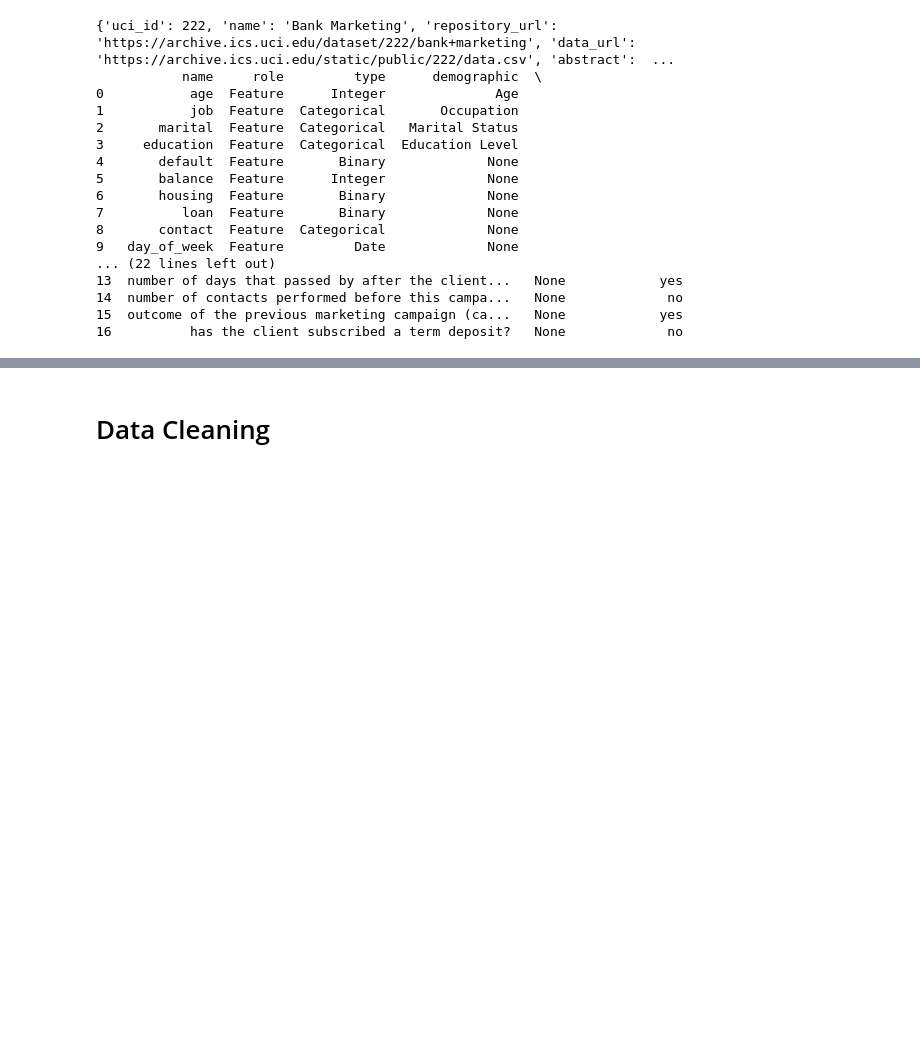
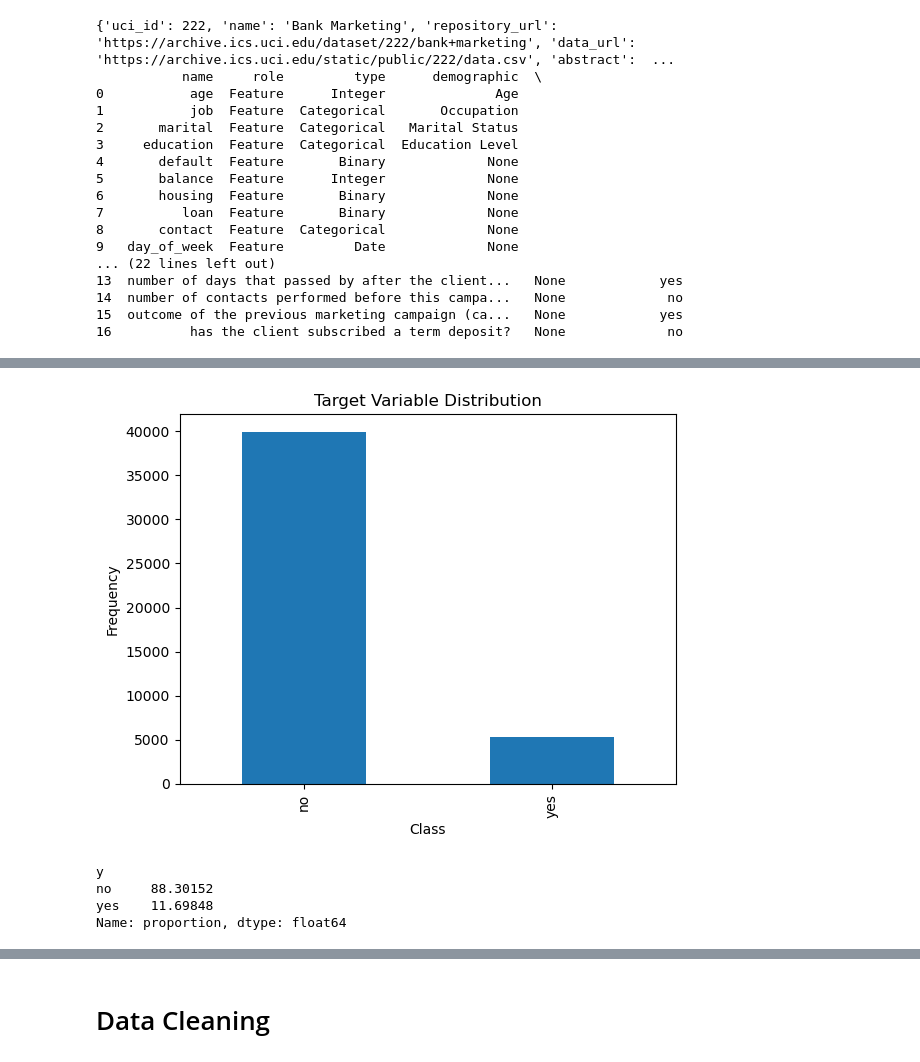
Before and after one commit to Aditya-k-23/Bank-Marketing, a Jupyter notebook: Analysis.ipynb, the cells around one changed output, grey strips where cells are left out. Saved outputs shown, nothing was run; the diff lists cells and outputs as text; code cells hidden in the pictures; blank space fills up the shorter version.

```diff
--- a/Analysis.ipynb
+++ b/Analysis.ipynb
@@ -61,0 +108,17 @@ print(bank_marketing.variables)
+# %%
+y['y'].value_counts().plot(kind='bar')
+plt.title('Target Variable Distribution')
+plt.xlabel('Class')
+plt.ylabel('Frequency')
+plt.show()
+# %% [output]
+[figure, added]
+# %%
+# Calculate percentage distribution
+class_distribution = y['y'].value_counts(normalize=True) * 100
+print(class_distribution)
+# %% [output]
+y
+no     88.30152
+yes    11.69848
+Name: proportion, dtype: float64
```
Also changed, not shown: parts of 18 cells of this notebook.
